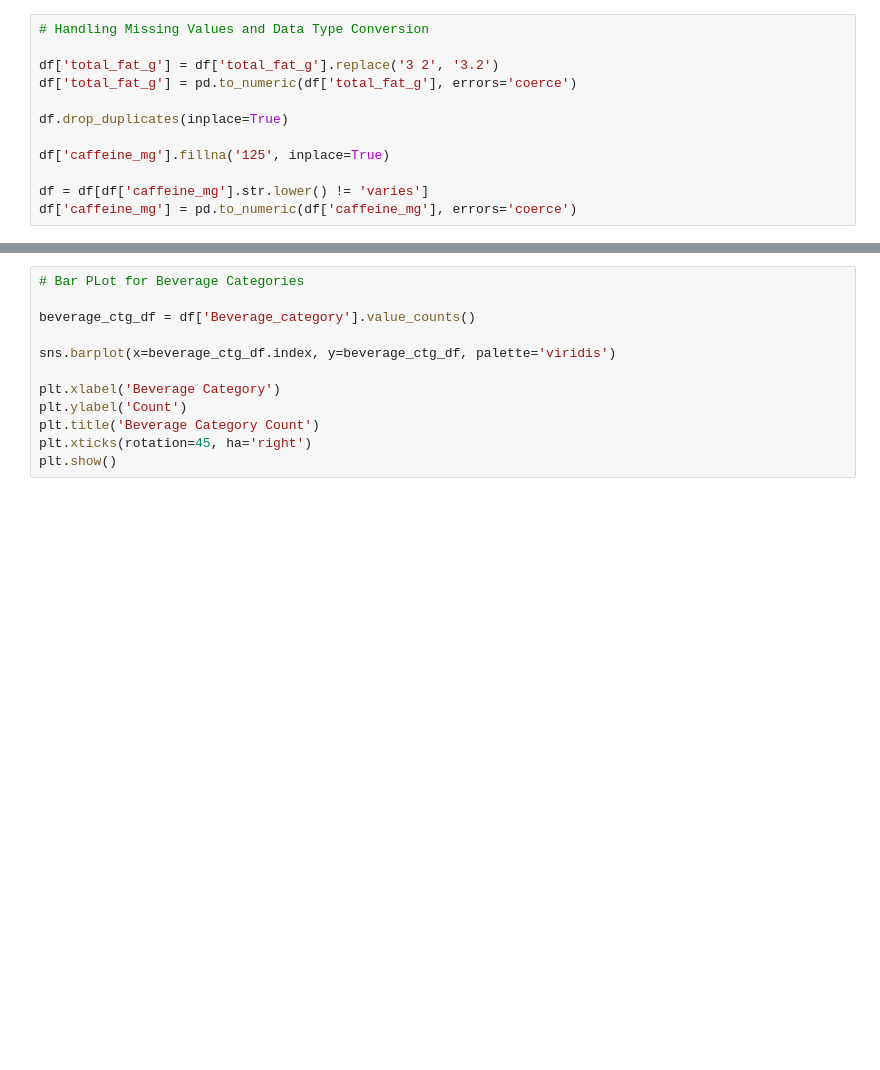
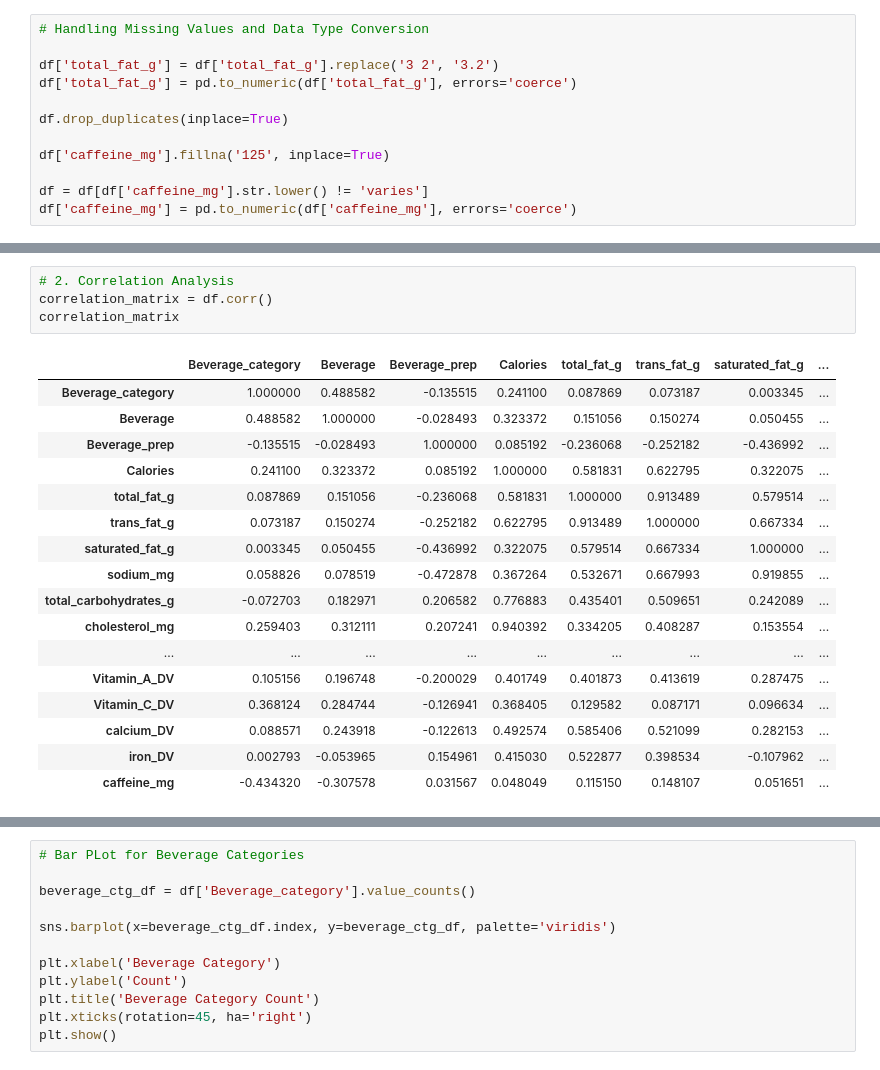
Before and after one commit to arnabsaha7/Starbucks-Data-Analysis, a Jupyter notebook: Starbucks_Data_Analysis_in_Python.ipynb, the cells around one changed output, grey strips where cells are left out. Drawn from its saved outputs; the diff is of its cells as text; blank space fills up the shorter version.

```diff
--- a/Starbucks_Data_Analysis_in_Python.ipynb
+++ b/Starbucks_Data_Analysis_in_Python.ipynb
@@ -171,0 +202,22 @@ df['caffeine_mg'] = pd.to_numeric(df['caffeine_mg'], errors='coerce')
+# %%
+# 2. Correlation Analysis
+correlation_matrix = df.corr()
+correlation_matrix
+# %% [output]
+|  | Beverage_category | Beverage | Beverage_prep | Calories | total_fat_g | trans_fat_g | saturated_fat_g | ... |
+| Beverage_category | 1.000000 | 0.488582 | -0.135515 | 0.241100 | 0.087869 | 0.073187 | 0.003345 | ... |
+| Beverage | 0.488582 | 1.000000 | -0.028493 | 0.323372 | 0.151056 | 0.150274 | 0.050455 | ... |
+| Beverage_prep | -0.135515 | -0.028493 | 1.000000 | 0.085192 | -0.236068 | -0.252182 | -0.436992 | ... |
+| Calories | 0.241100 | 0.323372 | 0.085192 | 1.000000 | 0.581831 | 0.622795 | 0.322075 | ... |
+| total_fat_g | 0.087869 | 0.151056 | -0.236068 | 0.581831 | 1.000000 | 0.913489 | 0.579514 | ... |
+| trans_fat_g | 0.073187 | 0.150274 | -0.252182 | 0.622795 | 0.913489 | 1.000000 | 0.667334 | ... |
+| saturated_fat_g | 0.003345 | 0.050455 | -0.436992 | 0.322075 | 0.579514 | 0.667334 | 1.000000 | ... |
+| sodium_mg | 0.058826 | 0.078519 | -0.472878 | 0.367264 | 0.532671 | 0.667993 | 0.919855 | ... |
+| total_carbohydrates_g | -0.072703 | 0.182971 | 0.206582 | 0.776883 | 0.435401 | 0.509651 | 0.242089 | ... |
+| cholesterol_mg | 0.259403 | 0.312111 | 0.207241 | 0.940392 | 0.334205 | 0.408287 | 0.153554 | ... |
+| ... | ... | ... | ... | ... | ... | ... | ... | ... |
+| Vitamin_A_DV | 0.105156 | 0.196748 | -0.200029 | 0.401749 | 0.401873 | 0.413619 | 0.287475 | ... |
+| Vitamin_C_DV | 0.368124 | 0.284744 | -0.126941 | 0.368405 | 0.129582 | 0.087171 | 0.096634 | ... |
+| calcium_DV | 0.088571 | 0.243918 | -0.122613 | 0.492574 | 0.585406 | 0.521099 | 0.282153 | ... |
+| iron_DV | 0.002793 | -0.053965 | 0.154961 | 0.415030 | 0.522877 | 0.398534 | -0.107962 | ... |
+| caffeine_mg | -0.434320 | -0.307578 | 0.031567 | 0.048049 | 0.115150 | 0.148107 | 0.051651 | ... |
```
Also changed, not shown: parts of 20 cells of this notebook.
